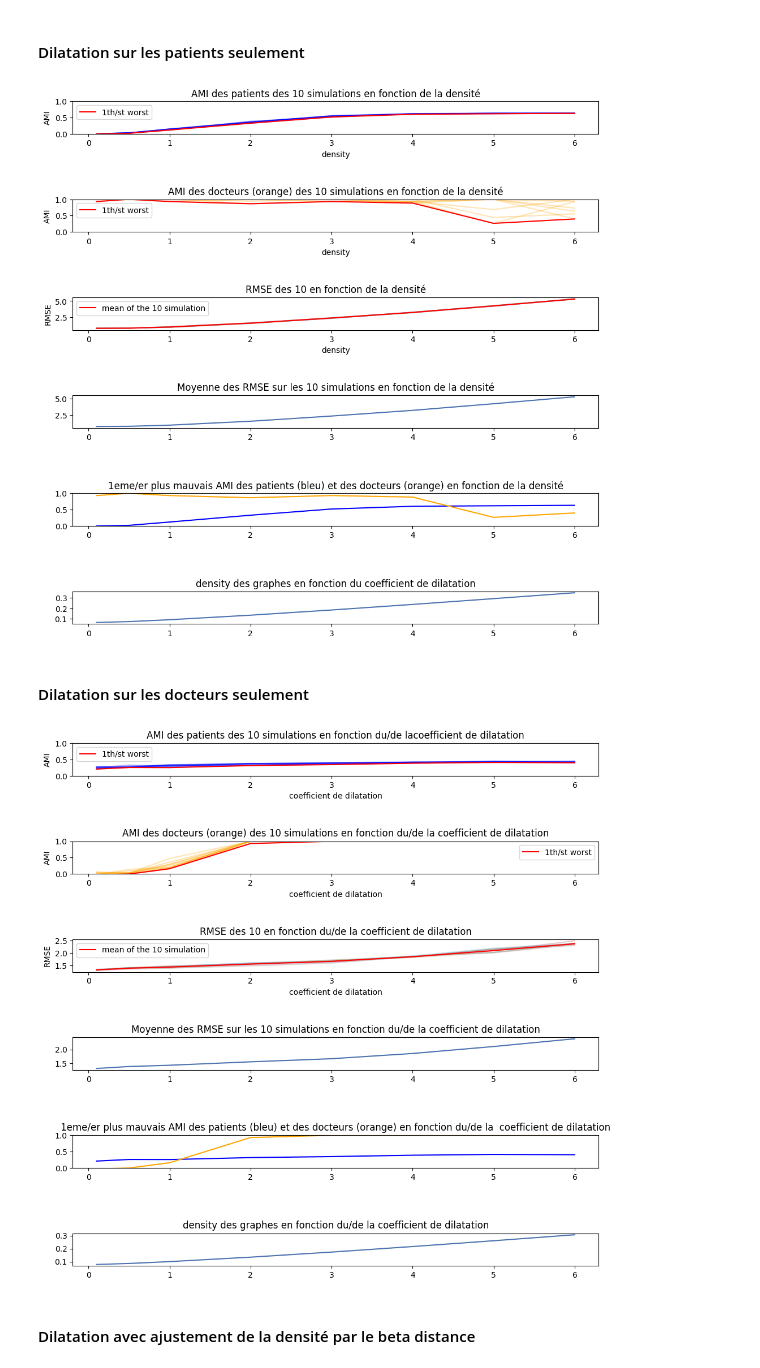
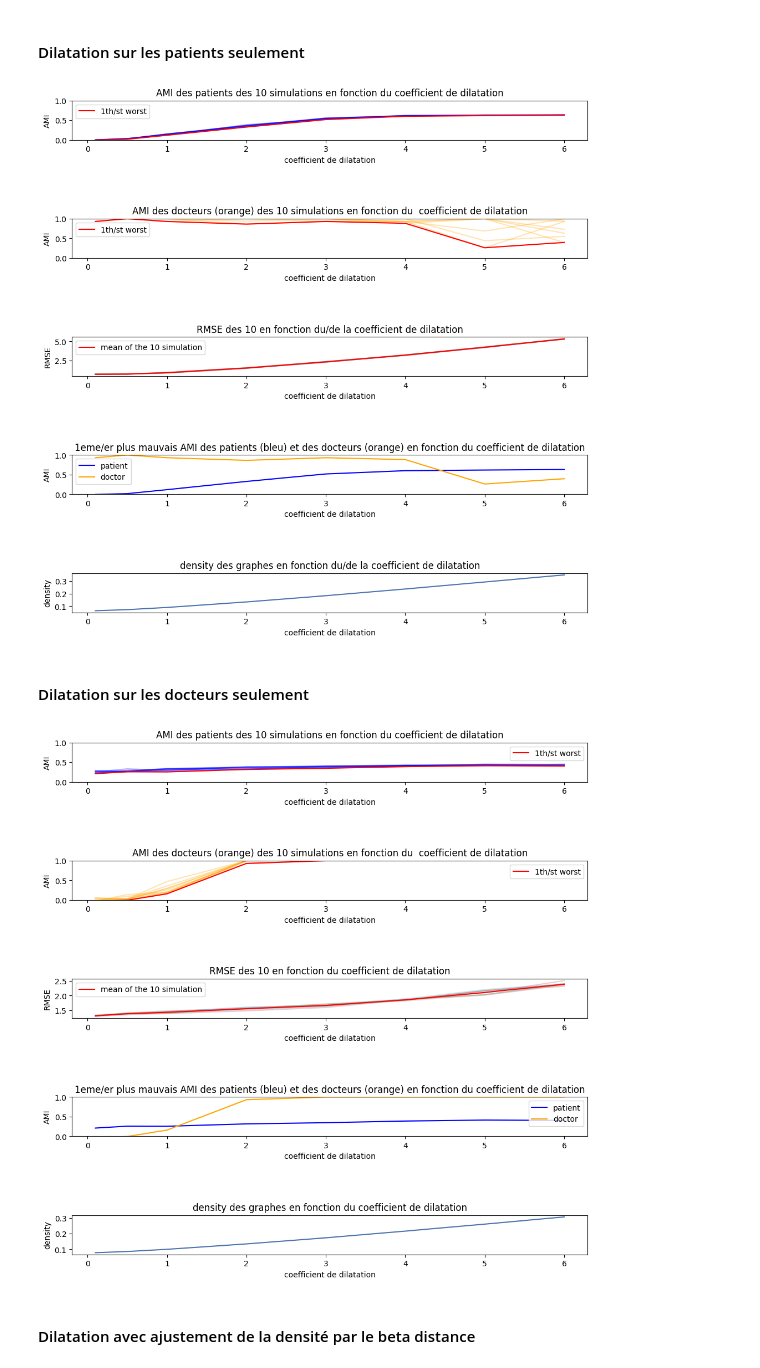
Before and after one commit to lecueguillaume/G4H_AKM_RS_NRS, a Jupyter notebook: Clustering_AKM_MF_1D.ipynb, the cells around one changed output. Saved outputs shown, nothing was run; the diff lists cells and outputs as text; code cells hidden in the pictures.

```diff
--- a/Clustering_AKM_MF_1D.ipynb
+++ b/Clustering_AKM_MF_1D.ipynb
@@ -435,6 +460,6 @@ matrix_sim_ami_sym = density_ami_rmse_simulation.simulation_confidence_interval(
 with open('matrix_simulation_ami_symmetric.npy', 'wb') as f:
     np.save(f, matrix_sim_ami_sym)
 # %%
-with open('matrix_simulation_ami_symmetric.npy', 'rb') as f:
+with open('Simulations/matrix_simulation_ami_symetric.npy', 'rb') as f:
     matrix_simulation_ami_sym = np.load(f)
 # %%
@@ -454,6 +479,6 @@ matrix_sim_dila = density_ami_rmse_simulation.simulation_ami_dilatation(n=10, si
 with open('matrix_simulation_dilatation.npy', 'wb') as f:
     np.save(f, matrix_sim_dila)
 # %%
-with open('matrix_simulation_dilatation.npy', 'rb') as f:
+with open('Simulations/matrix_simulation_dilatation.npy', 'rb') as f:
     matrix_simulation_dilatation = np.load(f)
 # %%
@@ -480,16 +506,16 @@ matrix_simulation_dilatation_only_p = density_ami_rmse_simulation.simulation_ami
 with open('matrix_simulation_dilatation_only_p.npy', 'wb') as f:
     np.save(f, matrix_simulation_dilatation_only_p)
 # %%
-with open('matrix_simulation_dilatation_only_p.npy', 'rb') as f:
+with open('Simulations/matrix_simulation_dilatation_only_p.npy', 'rb') as f:
     matrix_simulation_dilatation_only_p = np.load(f)
 # %%
-density_ami_rmse_simulation.plot_hist_simulation_dilatation_ami(matrix_simulation_dilatation_only_p,
+density_ami_rmse_simulation.plot_simulation_dilatation_ami(matrix_simulation_dilatation_only_p,
                                                                 dilatation_array=[0.1, 0.5, 1, 2, 3, 4, 5, 6],
                                                                 n=10,
                                                                 worst=1,
                                                                )
 # %% [output]
-[figure, old version]
+[figure, new version]
 # %% [markdown]
 #### Dilatation sur les docteurs seulement
 # %%
@@ -503,16 +529,17 @@ matrix_simulation_dilatation_only_d = density_ami_rmse_simulation.simulation_ami
 with open('matrix_simulation_dilatation_only_d.npy', 'wb') as f:
     np.save(f, matrix_simulation_dilatation_only_d)
 # %%
-with open('matrix_simulation_dilatation_only_d.npy', 'rb') as f:
-    matrix_simulation_dilatation_only_p = np.load(f)
+with open('Simulations/matrix_simulation_dilatation_only_d.npy', 'rb') as f:
+    matrix_simulation_dilatation_only_d = np.load(f)
 # %%
-density_ami_rmse_simulation.plot_hist_simulation_dilatation_ami(matrix_simulation_dilatation_only_d,
+density_ami_rmse_simulation.plot_simulation_dilatation_ami(matrix_simulation_dilatation_only_d,
                                                                 dilatation_array=[0.1, 0.5, 1, 2, 3, 4, 5, 6],
                                                                 n=10,
                                                                 worst=1,
+                                                                save=True
                                                                )
 # %% [output]
-[figure, old version]
+[figure, new version]
 # %% [markdown]
 #### Dilatation avec ajustement de la densité par le beta distance
 # %% [markdown]
```
Also changed, not shown: parts of 53 cells of this notebook, 2 other files.
